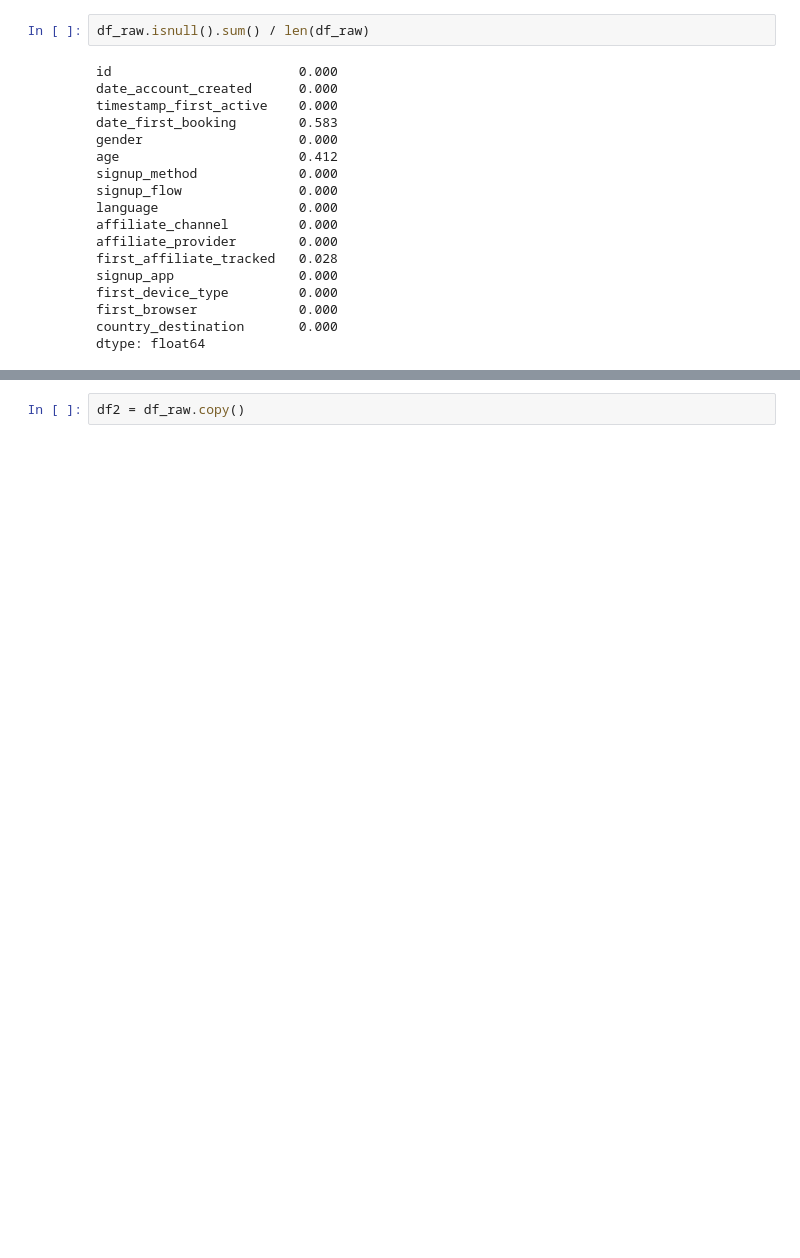
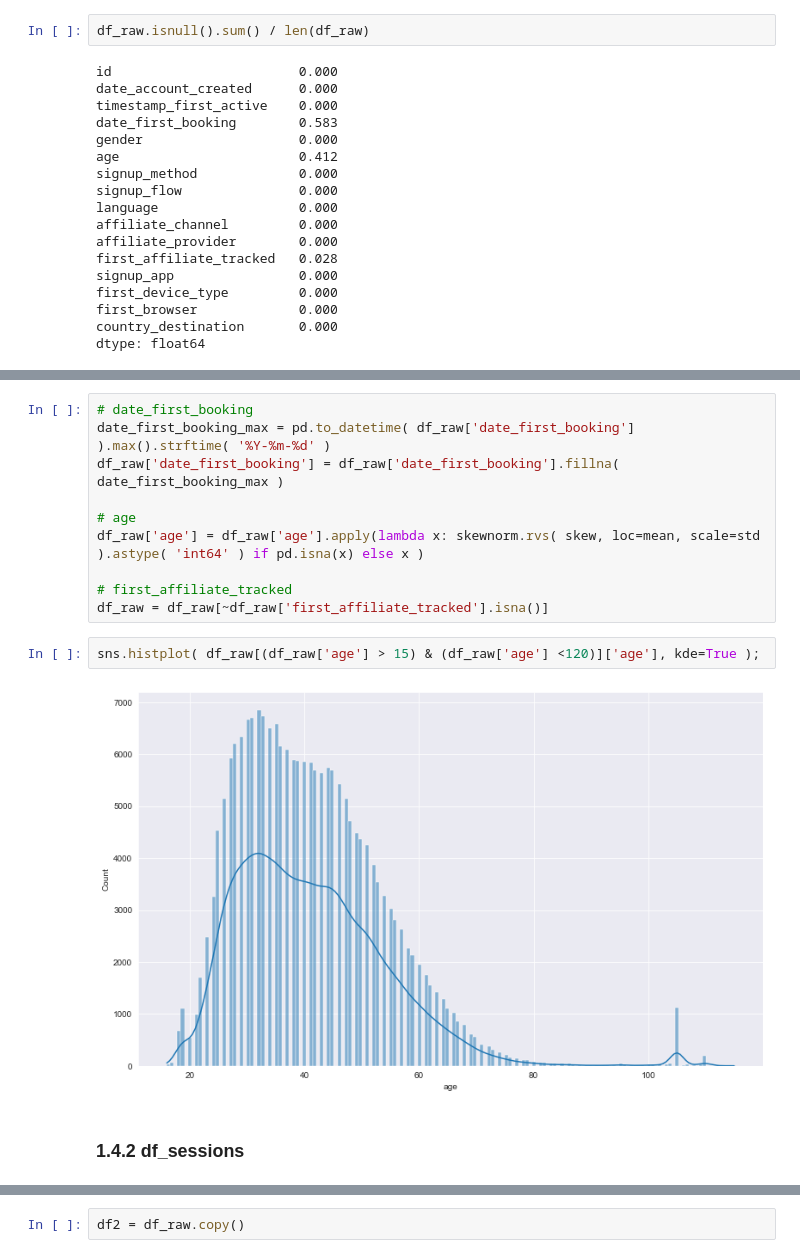
Before and after one commit to Marcoslsl/airbnb_prediction, a Jupyter notebook: AirBnB_Prediction.ipynb, the cells around one changed output, grey strips where cells are left out. Drawn from its saved outputs; the diff is of its cells as text; blank space fills up the shorter version.

```diff
--- a/AirBnB_Prediction.ipynb
+++ b/AirBnB_Prediction.ipynb
@@ -217,0 +272,16 @@ dtype: float64
+# %%
+# date_first_booking
+date_first_booking_max = pd.to_datetime( df_raw['date_first_booking'] ).max().strftime( '%Y-%m-%d' )
+df_raw['date_first_booking'] = df_raw['date_first_booking'].fillna( date_first_booking_max )
+
+# age
+df_raw['age'] = df_raw['age'].apply(lambda x: skewnorm.rvs( skew, loc=mean, scale=std ).astype( 'int64' ) if pd.isna(x) else x )
+
+# first_affiliate_tracked
+df_raw = df_raw[~df_raw['first_affiliate_tracked'].isna()]
+# %%
+sns.histplot( df_raw[(df_raw['age'] > 15) & (df_raw['age'] <120)]['age'], kde=True );
+# %% [output]
+[figure, added]
+# %% [markdown]
+### 1.4.2 df_sessions
```
Also changed, not shown: parts of 74 cells of this notebook.
